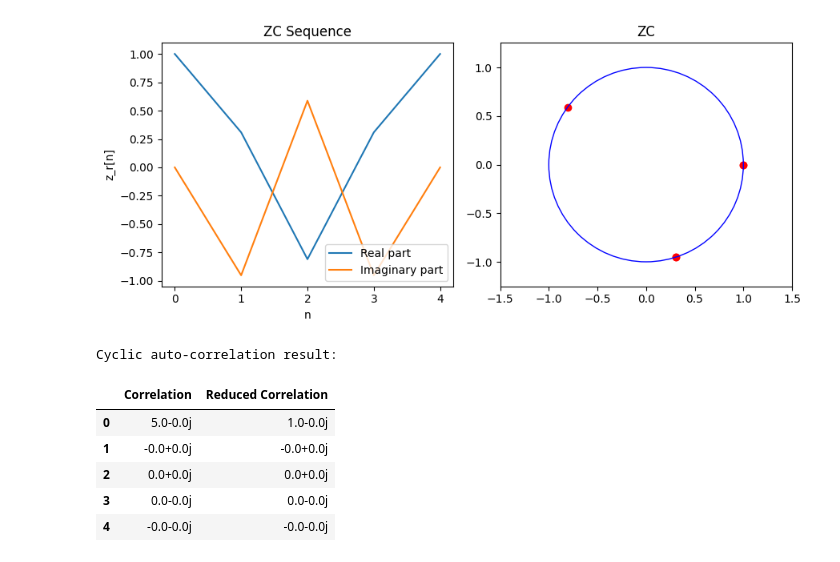
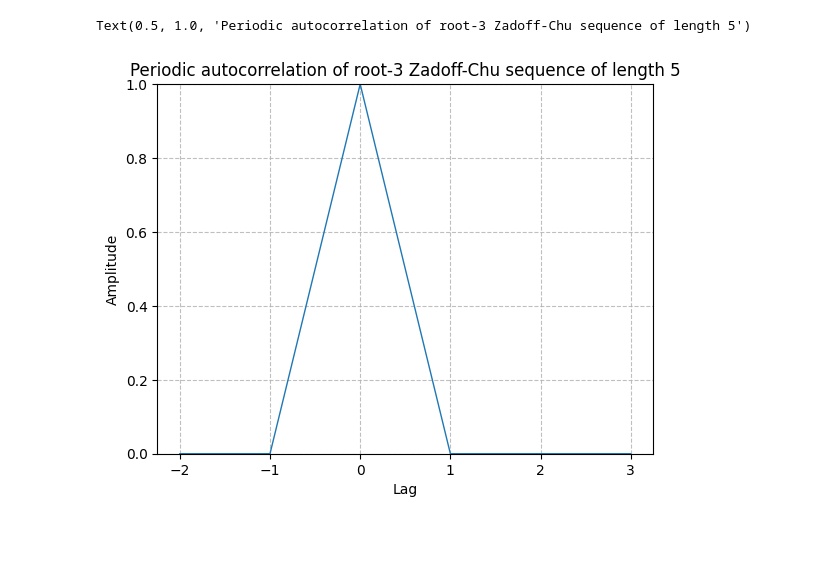
Before and after one commit to Danzo0l/py-laboratory, a Jupyter notebook: mMTC/zadoff-chu.ipynb, the cells around one changed output. Drawn from its saved outputs; the diff is of its cells as text; code cells hidden in the pictures; blank space fills up the shorter version.

```diff
--- a/mMTC/zadoff-chu.ipynb
+++ b/mMTC/zadoff-chu.ipynb
@@ -38,49 +87,19 @@ pd.DataFrame({
 # %%
-# Plot the ZC sequence
-plt.figure(figsize=(9, 4))
+# Params: N - length, r1 - root index of ZC sequence
+N = 5
+r1 = 3
 
-# Plot ZC sequence
-plt.subplot(1, 2, 1)
-plt.plot(n_values, np.real(zc_values), label='Real part')
-plt.plot(n_values, np.imag(zc_values), label='Imaginary part')
-plt.xlabel('n')
-plt.ylabel('z_r[n]')
-plt.title('ZC Sequence')
-plt.legend(loc='lower right')
+ZC2 = sdr.zadoff_chu_sequence(N, r1)
 
-# Plot Complex Plane with Complex numbers and circle
-plt.subplot(1, 2, 2)
-plt.scatter(np.real(zc_values), np.imag(zc_values), color='red', label=None, marker='o')
-plt.title('ZC')
-plt.axis('equal')
-circle = plt.Circle((0, 0), radius=1, edgecolor='b', facecolor='none')
-plt.gca().add_patch(circle)
-plt.xlim(-1.5, 1.5)
-plt.ylim(-1.5, 1.5)
-plt.tight_layout()
+# Perform periodic cross correlation
+corr = np.correlate(np.roll(np.tile(ZC1, 2), -N//2), ZC1, mode="valid")
+lag = np.arange(-N//2 + 1, N//2 + 2)
 
-plt.show()
+plt.figure();
+sdr.plot.time_domain(lag, np.abs(corr) / N)
+plt.ylim(0, 1)
+plt.xlabel("Lag")
+plt.title(f'Periodic autocorrelation of root-{r1} Zadoff-Chu sequence of length {N}')
 # %% [output]
+Text(0.5, 1.0, 'Periodic autocorrelation of root-3 Zadoff-Chu sequence of length 5')
-[figure, old version]
+[figure, new version]
-# %%
-# Simulate ZC-sequence auto-correlation test
-# Zero Cyclic Autocorrelation property
-print('\nCyclic auto-correlation result: ')
-correlation_res = []
-for tao in range(NZC):
-    z_p_values = zc_shift(zc_values, tao)
-    auto_correlate = cyclic_correlation(zc_values, z_p_values)
-    correlation_res.append(auto_correlate)
-
-pd.DataFrame({
-    'Correlation':  np.around(np.array(correlation_res), decimals=ACURANCY),
-    'Reduced Correlation':  np.around(np.array(correlation_res) / NZC, decimals=ACURANCY),
-})
-# %% [output]
-Cyclic auto-correlation result:
-|  | Correlation | Reduced Correlation |
-| 0 | 5.0-0.0j | 1.0-0.0j |
-| 1 | -0.0+0.0j | -0.0+0.0j |
-| 2 | 0.0+0.0j | 0.0+0.0j |
-| 3 | 0.0-0.0j | 0.0-0.0j |
-| 4 | -0.0-0.0j | -0.0-0.0j |
```
Also changed, not shown: parts of 6 cells of this notebook, 2 other files.
